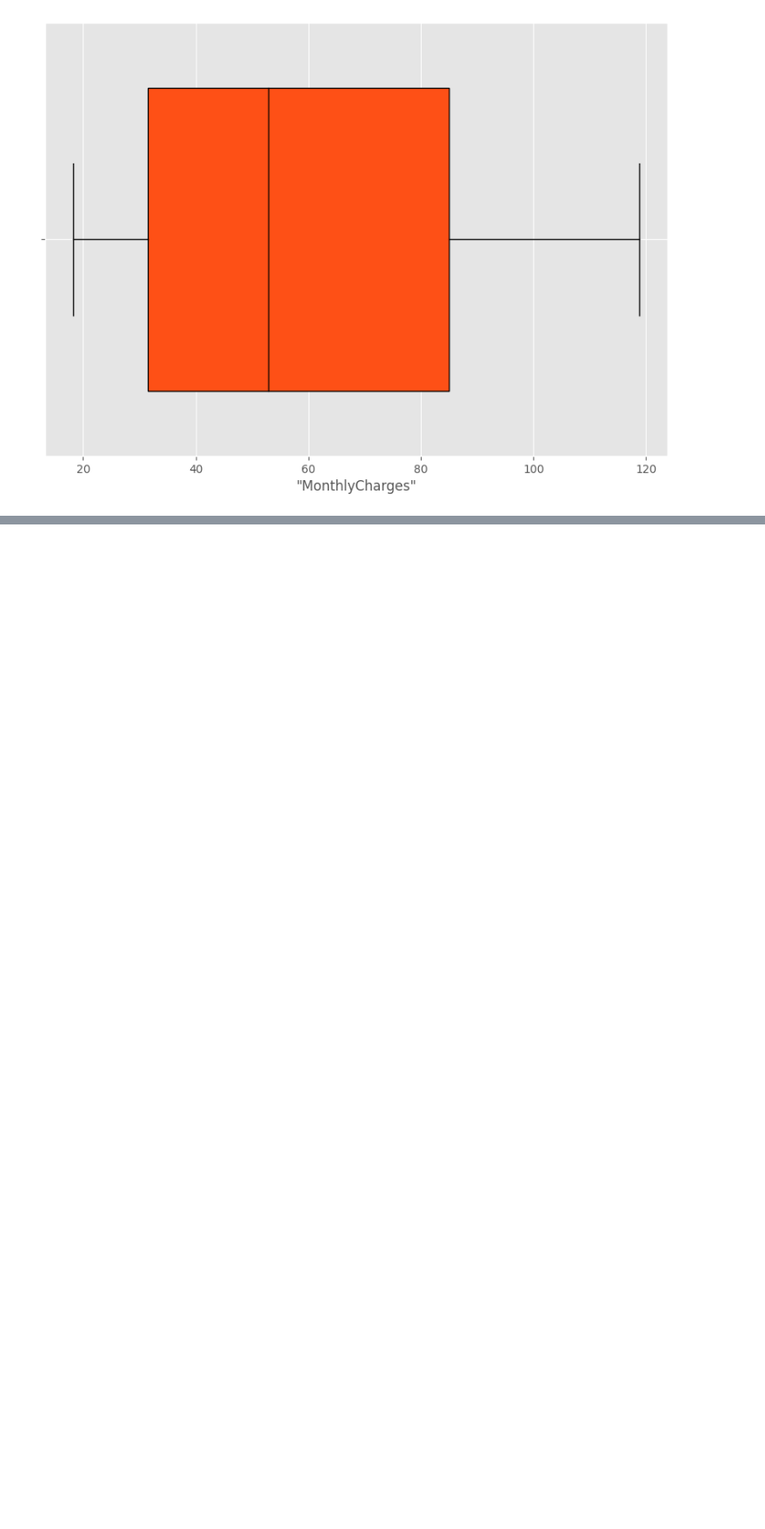
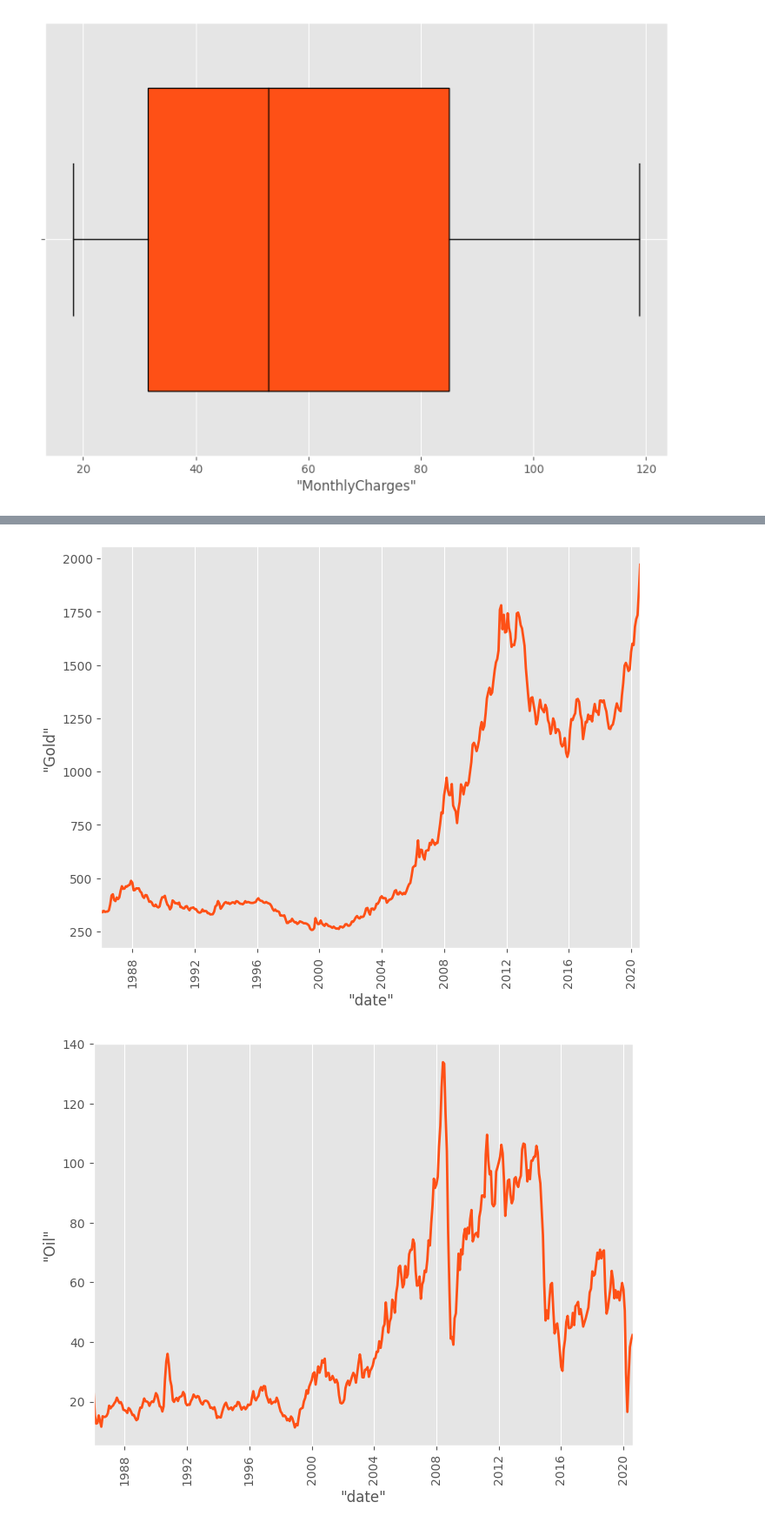
Before and after one commit to VerticaDataScientist/Workshop-VerticaPy, a Jupyter notebook: Workshop-1.ipynb, the cells around one changed output, grey strips where cells are left out. Shown at 87% size. Cells and saved outputs as stored; diff of their text form; code cells hidden in the pictures; blank space fills up the shorter version.

```diff
--- a/Workshop-1.ipynb
+++ b/Workshop-1.ipynb
@@ -342,0 +362,4 @@ churn_data.boxplot(columns=['MonthlyCharges'],
+# %%
+from verticapy.datasets import load_commodities
+commodities = load_commodities()
+display(commodities)
@@ -342,0 +384,7 @@ churn_data.boxplot(columns=['MonthlyCharges'],
+# %%
+# plot Gold and Oil
+for col in ['Gold', 'Oil', 'Spread', 'Vix', "Dol_Eur", 'SP500']:
+    commodities.plot(ts='date', columns=col,)
+# %% [output]
+[figure, added]
+[figure, added]
```
Also changed, not shown: parts of 17 cells of this notebook, 3 other files.
